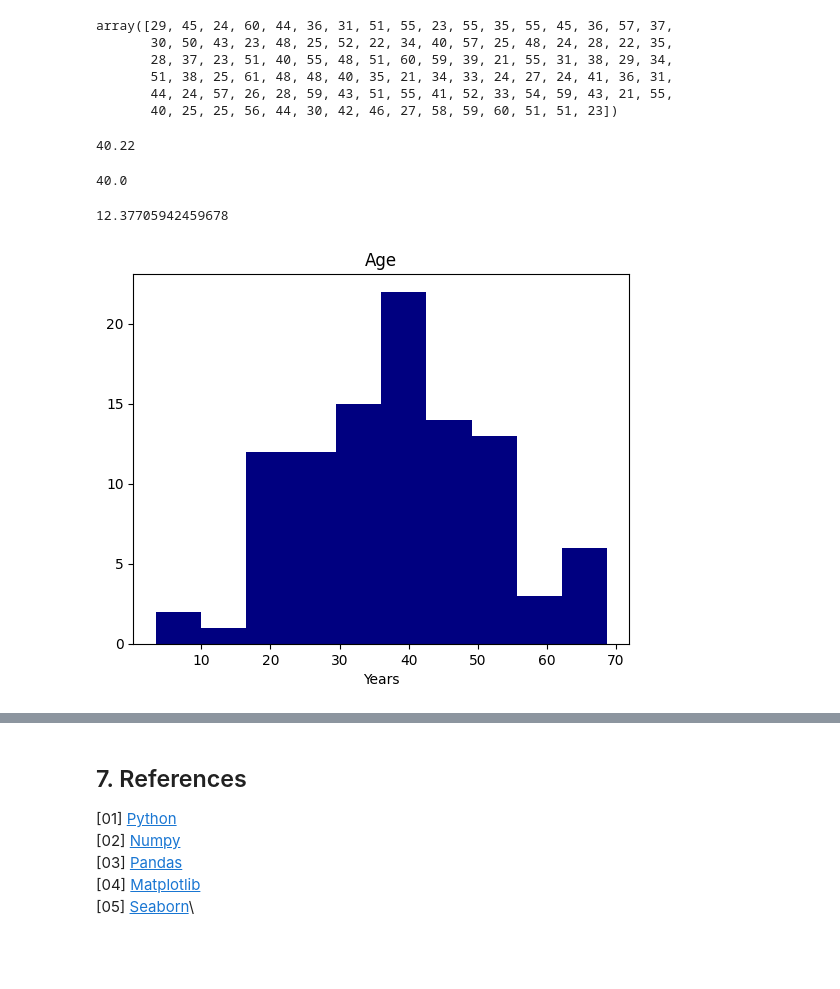
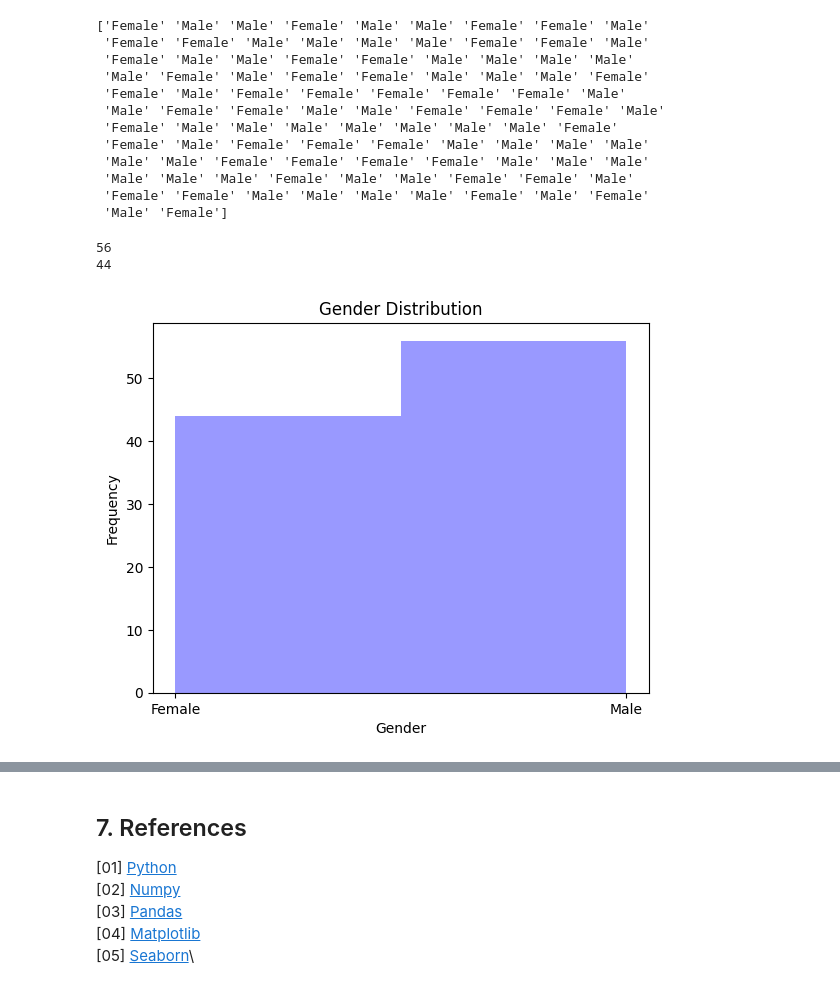
Before and after one commit to StefaniaVerduga/PfDA-project, a Jupyter notebook: PfDA-project.ipynb, the cells around one changed output, grey strips where cells are left out. Cells and saved outputs as stored; diff of their text form; code cells hidden in the pictures; blank space fills up the shorter version.

Commit message:
Substituted variable age by gender and analised the other variables

```diff
--- a/PfDA-project.ipynb
+++ b/PfDA-project.ipynb
@@ -67,36 +78,37 @@ import matplotlib.pyplot as plt
 # %%
 # To create the random data for the variables I will seed the random generator to freeze the output.
 np.random.seed(100)
-age = np.random.randint(21, 62, 100)
-age
+gender = ['Male', 'Female']
+gender = np.random.choice(gender, size=100, p=[0.54, 0.46])
+print(gender)
 # %% [output]
-array([29, 45, 24, 60, 44, 36, 31, 51, 55, 23, 55, 35, 55, 45, 36, 57, 37,
-       30, 50, 43, 23, 48, 25, 52, 22, 34, 40, 57, 25, 48, 24, 28, 22, 35,
-       28, 37, 23, 51, 40, 55, 48, 51, 60, 59, 39, 21, 55, 31, 38, 29, 34,
-       51, 38, 25, 61, 48, 48, 40, 35, 21, 34, 33, 24, 27, 24, 41, 36, 31,
-       44, 24, 57, 26, 28, 59, 43, 51, 55, 41, 52, 33, 54, 59, 43, 21, 55,
-       40, 25, 25, 56, 44, 30, 42, 46, 27, 58, 59, 60, 51, 51, 23])
+['Female' 'Male' 'Male' 'Female' 'Male' 'Male' 'Female' 'Female' 'Male'
+ 'Female' 'Female' 'Male' 'Male' 'Male' 'Male' 'Female' 'Female' 'Male'
+ 'Female' 'Male' 'Male' 'Female' 'Female' 'Male' 'Male' 'Male' 'Male'
+ 'Male' 'Female' 'Male' 'Female' 'Female' 'Male' 'Male' 'Male' 'Female'
+ 'Female' 'Male' 'Female' 'Female' 'Female' 'Female' 'Female' 'Male'
+ 'Male' 'Female' 'Female' 'Male' 'Male' 'Female' 'Female' 'Female' 'Male'
+ 'Female' 'Male' 'Male' 'Male' 'Male' 'Male' 'Male' 'Male' 'Female'
+ 'Female' 'Male' 'Female' 'Female' 'Female' 'Male' 'Male' 'Male' 'Male'
+ 'Male' 'Male' 'Female' 'Female' 'Female' 'Female' 'Male' 'Male' 'Male'
+ 'Male' 'Male' 'Male' 'Female' 'Male' 'Male' 'Female' 'Female' 'Male'
+ 'Female' 'Female' 'Male' 'Male' 'Male' 'Male' 'Female' 'Male' 'Female'
+ 'Male' 'Female']
-# %%
-# Average age of the sample
-np.mean(age)
-# %% [output]
-40.22
-# %%
-# Median of the sample
-np.median(age)
-# %% [output]
-40.0
-# %%
-# Standard deviation of the sample
-np.std(age)
-# %% [output]
-12.37705942459678
-# %%
-age = pd.DataFrame(np.random.normal(40.22, 12.37, 100))
-plt.hist(age, color = 'navy')
-plt.title('Age')
-plt.xlabel('Years')
-
-plt.show()
-# %% [output]
-[figure, removed]
+# %%
+# Count the number of male and female in the sample
+male_count = np.count_nonzero(gender == 'Male')
+female_count = np.count_nonzero(gender == 'Female')
+
+print(male_count)
+print(female_count)
+# %% [output]
+56
+44
+# %%
+plt.hist(gender, bins=2, color="blue", alpha=0.4)
+plt.title("Gender Distribution")
+plt.xlabel("Gender")
+plt.ylabel("Frequency")
+plt.show()
+# %% [output]
+[figure, added]
```
Also changed, not shown: parts of 5 cells of this notebook, 1 other file.
